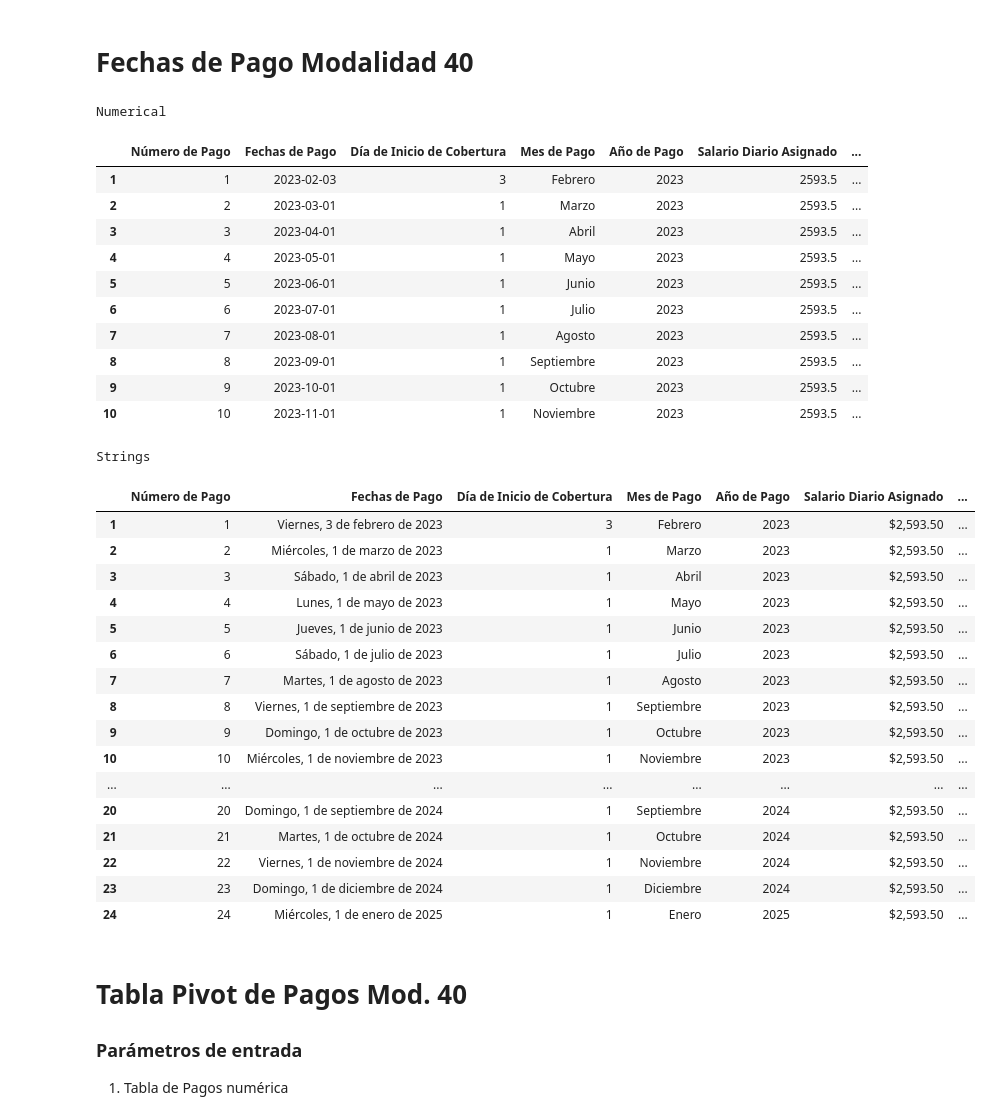
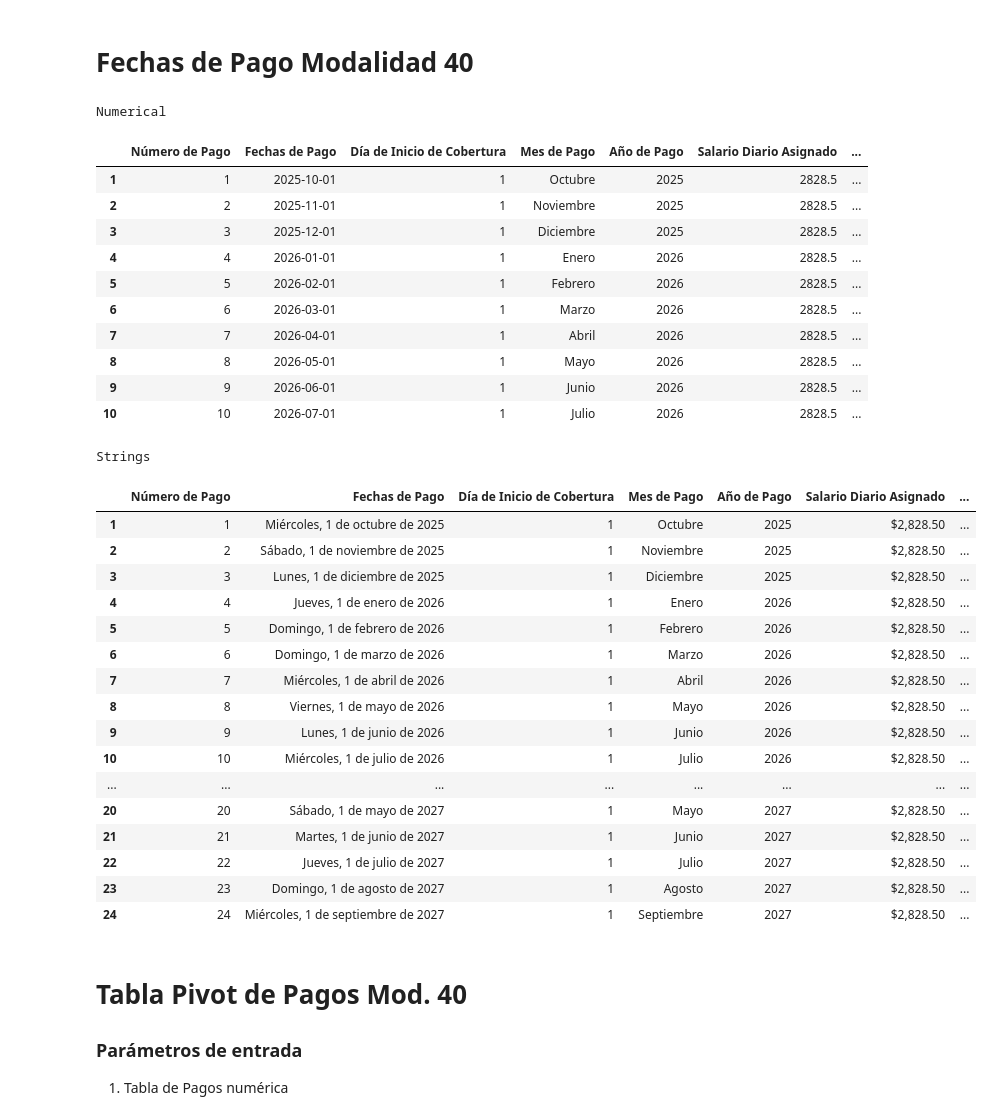
Before and after one commit to Alfonzo1114/streamlit, a Jupyter notebook: Pensiones_V3.ipynb, the cells around one changed output. Saved outputs shown, nothing was run; the diff lists cells and outputs as text; code cells hidden in the pictures.

```diff
--- a/Pensiones_V3.ipynb
+++ b/Pensiones_V3.ipynb
@@ -1043,61 +1057,61 @@ def pagos40(salario, start_date, durata):
     tabla_pago40.set_index(np.arange(1, durata + 1), inplace=True)  # Changed from durata + 2 to durata + 1
 
     # Format the string version
     tabla_pago40_string = tabla_pago40.copy()
     tabla_pago40_string[['Salario Diario Asignado', 'Salario Asignado Mensual', 'Pago Mensual',
                         'Pago Acumulado', 'Salario Mínimo del año en curso',
                         'Salario Máximo del año en curso']] = tabla_pago40[
         ['Salario Diario Asignado', 'Salario Asignado Mensual', 'Pago Mensual',
          'Pago Acumulado', 'Salario Mínimo del año en curso',
          'Salario Máximo del año en curso']].map("${:,.2f}".format)
     tabla_pago40_string['% de pago respecto del salario asignado'] = (
         tabla_pago40['% de pago respecto del salario asignado']).map("{:.2%}".format)
     tabla_pago40_string['Fechas de Pago'] = [format_spanish_date(date, date_type="format_string")
                                             for date in tabla_pago40['Fechas de Pago']]
 
     return tabla_pago40, tabla_pago40_string
 
-salario = 2593.5 #@param {type:"number"}
-start_date = "2023-02-03" #@param {type:"date"}
+salario = 2828.5 #@param {type:"number"}
+start_date = "2025-10-01" #@param {type:"date"}
 start_date = datetime.strptime(start_date, "%Y-%m-%d").date()
 durata = 24 #@param {type:"integer"}
 
 pagos_num, pagos_str = pagos40(salario, start_date, durata)
 print("Numerical")
 display(pagos_num.head(10))
 print("Strings")
 pagos_str
 # %% [output]
 Numerical
 |  | Número de Pago | Fechas de Pago | Día de Inicio de Cobertura | Mes de Pago | Año de Pago | Salario Diario Asignado | ... |
-| 1 | 1 | 2023-02-03 | 3 | Febrero | 2023 | 2593.5 | ... |
-| 2 | 2 | 2023-03-01 | 1 | Marzo | 2023 | 2593.5 | ... |
-| 3 | 3 | 2023-04-01 | 1 | Abril | 2023 | 2593.5 | ... |
-| 4 | 4 | 2023-05-01 | 1 | Mayo | 2023 | 2593.5 | ... |
-| 5 | 5 | 2023-06-01 | 1 | Junio | 2023 | 2593.5 | ... |
-| 6 | 6 | 2023-07-01 | 1 | Julio | 2023 | 2593.5 | ... |
-| 7 | 7 | 2023-08-01 | 1 | Agosto | 2023 | 2593.5 | ... |
-| 8 | 8 | 2023-09-01 | 1 | Septiembre | 2023 | 2593.5 | ... |
-| 9 | 9 | 2023-10-01 | 1 | Octubre | 2023 | 2593.5 | ... |
-| 10 | 10 | 2023-11-01 | 1 | Noviembre | 2023 | 2593.5 | ... |
+| 1 | 1 | 2025-10-01 | 1 | Octubre | 2025 | 2828.5 | ... |
+| 2 | 2 | 2025-11-01 | 1 | Noviembre | 2025 | 2828.5 | ... |
+| 3 | 3 | 2025-12-01 | 1 | Diciembre | 2025 | 2828.5 | ... |
+| 4 | 4 | 2026-01-01 | 1 | Enero | 2026 | 2828.5 | ... |
+| 5 | 5 | 2026-02-01 | 1 | Febrero | 2026 | 2828.5 | ... |
+| 6 | 6 | 2026-03-01 | 1 | Marzo | 2026 | 2828.5 | ... |
+| 7 | 7 | 2026-04-01 | 1 | Abril | 2026 | 2828.5 | ... |
+| 8 | 8 | 2026-05-01 | 1 | Mayo | 2026 | 2828.5 | ... |
+| 9 | 9 | 2026-06-01 | 1 | Junio | 2026 | 2828.5 | ... |
+| 10 | 10 | 2026-07-01 | 1 | Julio | 2026 | 2828.5 | ... |
 Strings
 |  | Número de Pago | Fechas de Pago | Día de Inicio de Cobertura | Mes de Pago | Año de Pago | Salario Diario Asignado | ... |
-| 1 | 1 | Viernes, 3 de febrero de 2023 | 3 | Febrero | 2023 | $2,593.50 | ... |
-| 2 | 2 | Miércoles, 1 de marzo de 2023 | 1 | Marzo | 2023 | $2,593.50 | ... |
-| 3 | 3 | Sábado, 1 de abril de 2023 | 1 | Abril | 2023 | $2,593.50 | ... |
-| 4 | 4 | Lunes, 1 de mayo de 2023 | 1 | Mayo | 2023 | $2,593.50 | ... |
-| 5 | 5 | Jueves, 1 de junio de 2023 | 1 | Junio | 2023 | $2,593.50 | ... |
-| 6 | 6 | Sábado, 1 de julio de 2023 | 1 | Julio | 2023 | $2,593.50 | ... |
-| 7 | 7 | Martes, 1 de agosto de 2023 | 1 | Agosto | 2023 | $2,593.50 | ... |
-| 8 | 8 | Viernes, 1 de septiembre de 2023 | 1 | Septiembre | 2023 | $2,593.50 | ... |
-| 9 | 9 | Domingo, 1 de octubre de 2023 | 1 | Octubre | 2023 | $2,593.50 | ... |
-| 10 | 10 | Miércoles, 1 de noviembre de 2023 | 1 | Noviembre | 2023 | $2,593.50 | ... |
+| 1 | 1 | Miércoles, 1 de octubre de 2025 | 1 | Octubre | 2025 | $2,828.50 | ... |
+| 2 | 2 | Sábado, 1 de noviembre de 2025 | 1 | Noviembre | 2025 | $2,828.50 | ... |
+| 3 | 3 | Lunes, 1 de diciembre de 2025 | 1 | Diciembre | 2025 | $2,828.50 | ... |
+| 4 | 4 | Jueves, 1 de enero de 2026 | 1 | Enero | 2026 | $2,828.50 | ... |
+| 5 | 5 | Domingo, 1 de febrero de 2026 | 1 | Febrero | 2026 | $2,828.50 | ... |
+| 6 | 6 | Domingo, 1 de marzo de 2026 | 1 | Marzo | 2026 | $2,828.50 | ... |
+| 7 | 7 | Miércoles, 1 de abril de 2026 | 1 | Abril | 2026 | $2,828.50 | ... |
+| 8 | 8 | Viernes, 1 de mayo de 2026 | 1 | Mayo | 2026 | $2,828.50 | ... |
+| 9 | 9 | Lunes, 1 de junio de 2026 | 1 | Junio | 2026 | $2,828.50 | ... |
+| 10 | 10 | Miércoles, 1 de julio de 2026 | 1 | Julio | 2026 | $2,828.50 | ... |
 | ... | ... | ... | ... | ... | ... | ... | ... |
-| 20 | 20 | Domingo, 1 de septiembre de 2024 | 1 | Septiembre | 2024 | $2,593.50 | ... |
-| 21 | 21 | Martes, 1 de octubre de 2024 | 1 | Octubre | 2024 | $2,593.50 | ... |
-| 22 | 22 | Viernes, 1 de noviembre de 2024 | 1 | Noviembre | 2024 | $2,593.50 | ... |
-| 23 | 23 | Domingo, 1 de diciembre de 2024 | 1 | Diciembre | 2024 | $2,593.50 | ... |
-| 24 | 24 | Miércoles, 1 de enero de 2025 | 1 | Enero | 2025 | $2,593.50 | ... |
+| 20 | 20 | Sábado, 1 de mayo de 2027 | 1 | Mayo | 2027 | $2,828.50 | ... |
+| 21 | 21 | Martes, 1 de junio de 2027 | 1 | Junio | 2027 | $2,828.50 | ... |
+| 22 | 22 | Jueves, 1 de julio de 2027 | 1 | Julio | 2027 | $2,828.50 | ... |
+| 23 | 23 | Domingo, 1 de agosto de 2027 | 1 | Agosto | 2027 | $2,828.50 | ... |
+| 24 | 24 | Miércoles, 1 de septiembre de 2027 | 1 | Septiembre | 2027 | $2,828.50 | ... |
 # %% [markdown]
 # Tabla Pivot de Pagos Mod. 40
 ### Parámetros de entrada
```
Also changed, not shown: parts of 23 cells of this notebook, 2 other files.
